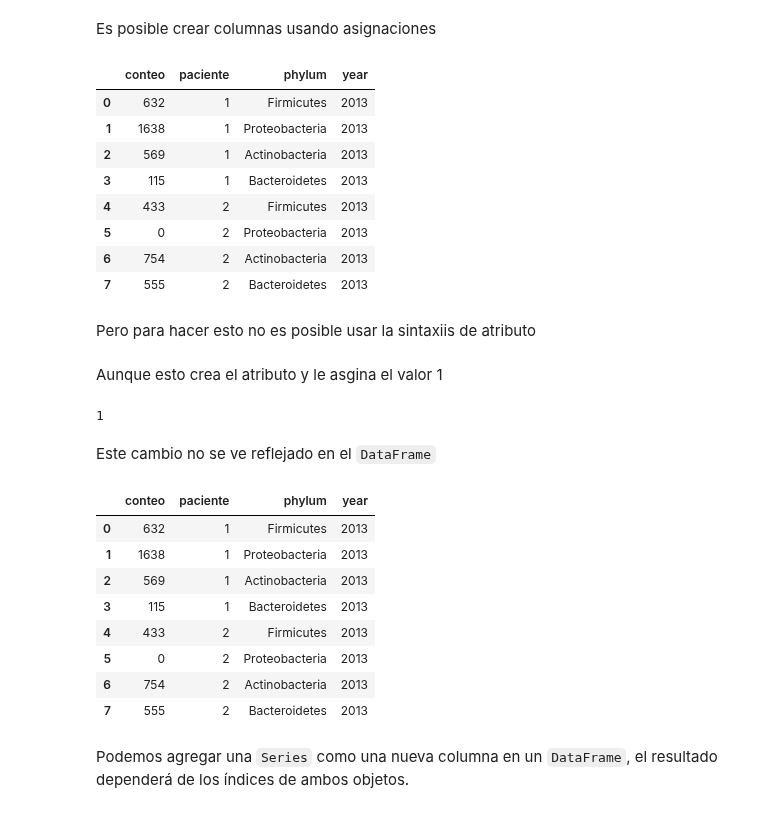
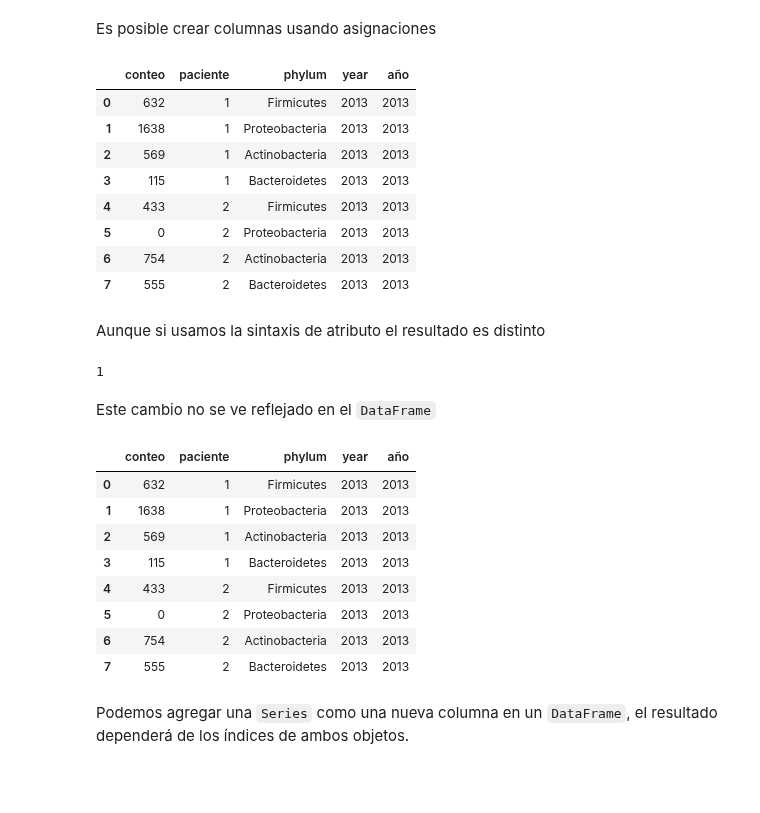
Before and after one commit to danzaconloros/intro_ciencia_de_datos, a Jupyter notebook: 03_Manipulación_de_datos_y_Pandas.ipynb, the cells around one changed output. Drawn from its saved outputs; the diff is of its cells as text; code cells hidden in the pictures; blank space fills up the shorter version.

```diff
--- a/03_Manipulación_de_datos_y_Pandas.ipynb
+++ b/03_Manipulación_de_datos_y_Pandas.ipynb
@@ -343,42 +323,39 @@ datos
 # %% [markdown]
 Es posible crear columnas usando asignaciones
 # %%
-datos['year'] = 2013
+datos['año'] = 2013
 datos
 # %% [output]
-|  | conteo | paciente | phylum | year |
-| 0 | 632 | 1 | Firmicutes | 2013 |
-| 1 | 1638 | 1 | Proteobacteria | 2013 |
-| 2 | 569 | 1 | Actinobacteria | 2013 |
-| 3 | 115 | 1 | Bacteroidetes | 2013 |
-| 4 | 433 | 2 | Firmicutes | 2013 |
-| 5 | 0 | 2 | Proteobacteria | 2013 |
-| 6 | 754 | 2 | Actinobacteria | 2013 |
-| 7 | 555 | 2 | Bacteroidetes | 2013 |
+|  | conteo | paciente | phylum | year | año |
+| 0 | 632 | 1 | Firmicutes | 2013 | 2013 |
+| 1 | 1638 | 1 | Proteobacteria | 2013 | 2013 |
+| 2 | 569 | 1 | Actinobacteria | 2013 | 2013 |
+| 3 | 115 | 1 | Bacteroidetes | 2013 | 2013 |
+| 4 | 433 | 2 | Firmicutes | 2013 | 2013 |
+| 5 | 0 | 2 | Proteobacteria | 2013 | 2013 |
+| 6 | 754 | 2 | Actinobacteria | 2013 | 2013 |
+| 7 | 555 | 2 | Bacteroidetes | 2013 | 2013 |
-# %% [markdown]
-Pero para hacer esto no es posible usar la sintaxiis de  atributo
+# %% [markdown]
+Aunque si usamos la sintaxis de  atributo el resultado es distinto
 # %%
 datos.tratamiento = 1
+datos.tratamiento
+# %% [output]
+1
-# %% [markdown]
-Aunque esto crea el atributo y le asgina el valor 1
-# %%
-datos.tratamiento
-# %% [output]
-1
 # %% [markdown]
 Este cambio no se ve reflejado en el `DataFrame`
 # %%
 datos
 # %% [output]
-|  | conteo | paciente | phylum | year |
-| 0 | 632 | 1 | Firmicutes | 2013 |
-| 1 | 1638 | 1 | Proteobacteria | 2013 |
-| 2 | 569 | 1 | Actinobacteria | 2013 |
-| 3 | 115 | 1 | Bacteroidetes | 2013 |
-| 4 | 433 | 2 | Firmicutes | 2013 |
-| 5 | 0 | 2 | Proteobacteria | 2013 |
-| 6 | 754 | 2 | Actinobacteria | 2013 |
-| 7 | 555 | 2 | Bacteroidetes | 2013 |
+|  | conteo | paciente | phylum | year | año |
+| 0 | 632 | 1 | Firmicutes | 2013 | 2013 |
+| 1 | 1638 | 1 | Proteobacteria | 2013 | 2013 |
+| 2 | 569 | 1 | Actinobacteria | 2013 | 2013 |
+| 3 | 115 | 1 | Bacteroidetes | 2013 | 2013 |
+| 4 | 433 | 2 | Firmicutes | 2013 | 2013 |
+| 5 | 0 | 2 | Proteobacteria | 2013 | 2013 |
+| 6 | 754 | 2 | Actinobacteria | 2013 | 2013 |
+| 7 | 555 | 2 | Bacteroidetes | 2013 | 2013 |
 # %% [markdown]
 Podemos agregar una `Series` como una nueva columna en un `DataFrame`, el resultado dependerá de los índices de ambos objetos.
 # %%
```
Also changed, not shown: parts of 48 cells of this notebook, 1 other file.
